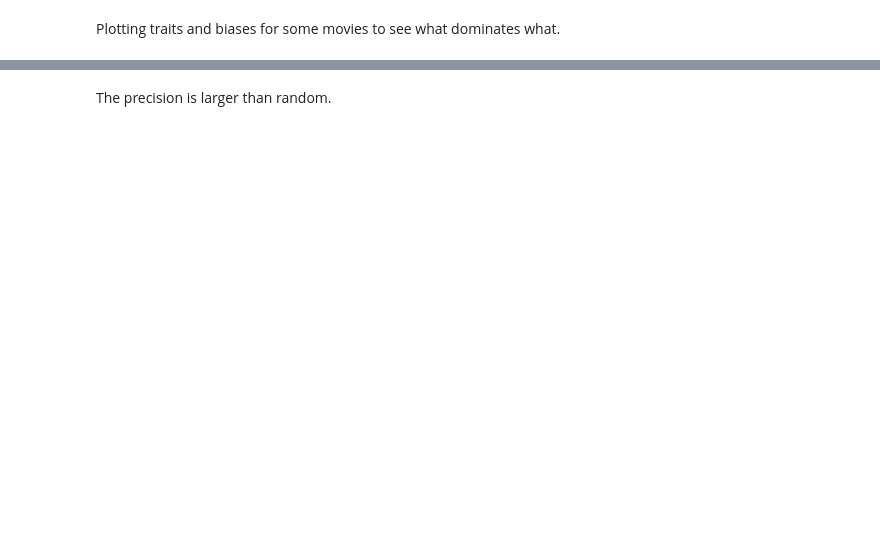
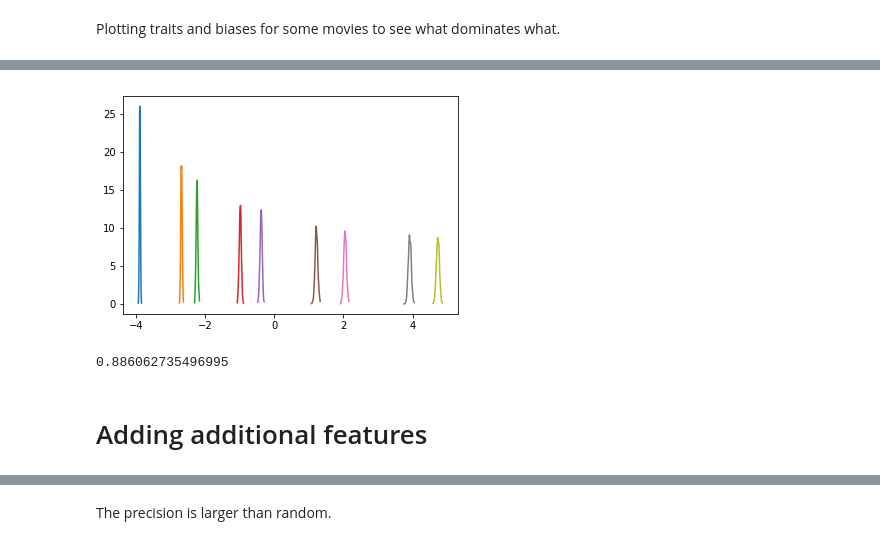
Before and after one commit to 42186-mbml-f19/movie-recommendation, a Jupyter notebook: MovieRecommendation.ipynb, the cells around one changed output, grey strips where cells are left out. Saved outputs shown, nothing was run; the diff lists cells and outputs as text; code cells hidden in the pictures; blank space fills up the shorter version.

```diff
--- a/MovieRecommendation.ipynb
+++ b/MovieRecommendation.ipynb
@@ -109,27 +124,14 @@ parameters {
 
 model {
     real affinity;
-    //fix symmetries
-    /*for(i in 1:num_traits){
-        for( j in 1:num_traits){
-            if(i == j){
-                trait[i,j] ~ normal(1,0.0001);
-            }
-            else{
-                trait[i,j] ~ normal(0,0.0001);
-            }
-        }
-    }
-    */
     for (n in 1:num_likes){
         affinity = 0;
         trait_bias[movieId_obs[n]] ~ normal(0,10);
         preference_bias[userId_obs[n]] ~ normal(0,10);
         for (t in 1:num_traits){
             preference[userId_obs[n], t] ~ normal(0,10);
-            //if (movieId_obs[n] > num_traits){
+
                 trait[movieId_obs[n], t] ~ normal(0,10);
-            //}
             affinity += trait[movieId_obs[n], t]*preference[userId_obs[n], t];
 
         }
@@ -256,3 +433,15 @@ It is seen that in some cases the bias is close to zero and sometimes not.
+# %%
+for i in range(1,10):
+    pystan_utils.plot_kde( samples[f'c[{i}]'])
+# %% [output]
+[figure, added]
+# %%
+#Doesn't work for multiclass output at the momement
+get_NDCG(probabilities_stars,val_set, k=10)
+# %% [output]
+0.886062735496995
+# %% [markdown]
+# Adding additional features
 # %%
 model_definition_genre = """ data {
     int num_movies;             // number of data items
```
Also changed, not shown: parts of 44 cells of this notebook, 2 other files.
